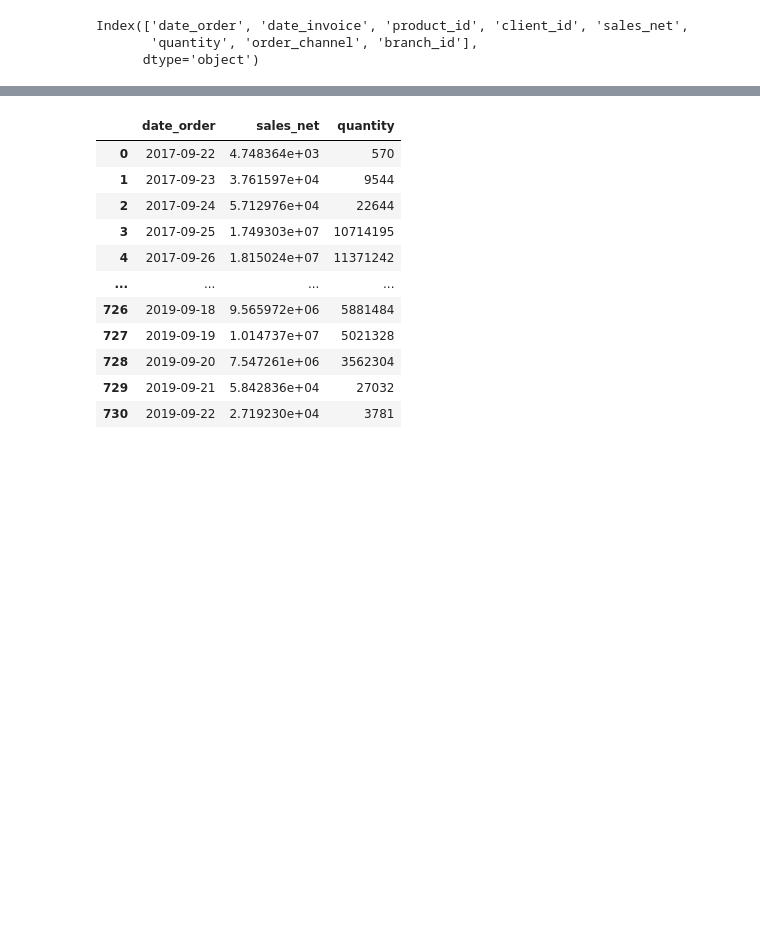
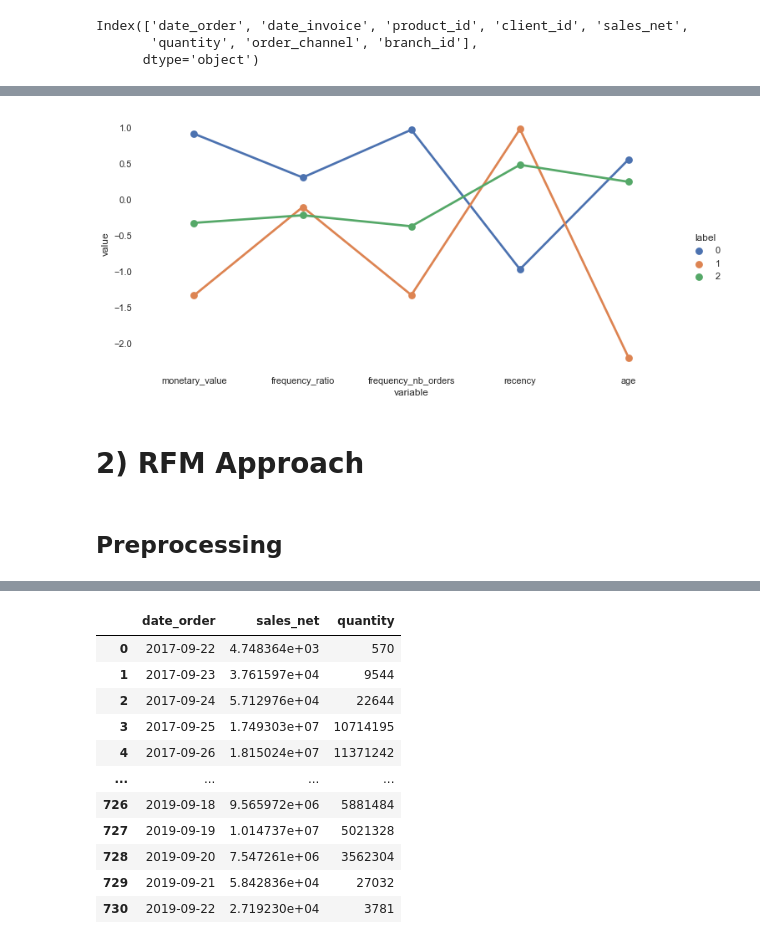
Before and after one commit to oceandeep1997/BCG_GAMMA, a Jupyter notebook: notebooks/exploration_notebook.ipynb, the cells around one changed output, grey strips where cells are left out. Cells and saved outputs as stored; diff of their text form; code cells hidden in the pictures; blank space fills up the shorter version.

```diff
--- a/notebooks/exploration_notebook.ipynb
+++ b/notebooks/exploration_notebook.ipynb
@@ -60,0 +240,4 @@ Index(['date_order', 'date_invoice', 'product_id', 'client_id', 'sales_net',
+# %%
+data_with_clusters = pd.DataFrame(data_scaled, columns=clients_to_cluster.columns, index=clients_to_cluster.index)
+data_with_clusters['label'] = kmeans.labels_
+data_with_clusters
@@ -60,0 +259,5 @@ Index(['date_order', 'date_invoice', 'product_id', 'client_id', 'sales_net',
+# %%
+clusters_analysis = data_with_clusters.groupby('label').mean()
+# %%
+clusters_to_plot = clusters_analysis.reset_index().melt(id_vars=['label'])
+clusters_to_plot
@@ -60,0 +281,10 @@ Index(['date_order', 'date_invoice', 'product_id', 'client_id', 'sales_net',
+# %%
+sns.set(rc={'axes.facecolor':'white', 'figure.facecolor':'white'})
+# %%
+sns.catplot(x='variable', y='value', hue='label', data=clusters_to_plot, kind='point', height=5, aspect=2);
+# %% [output]
+[figure, added]
+# %% [markdown]
+# 2) RFM Approach
+# %% [markdown]
+## Preprocessing
```
Also changed, not shown: parts of 64 cells of this notebook, 4 other files.
